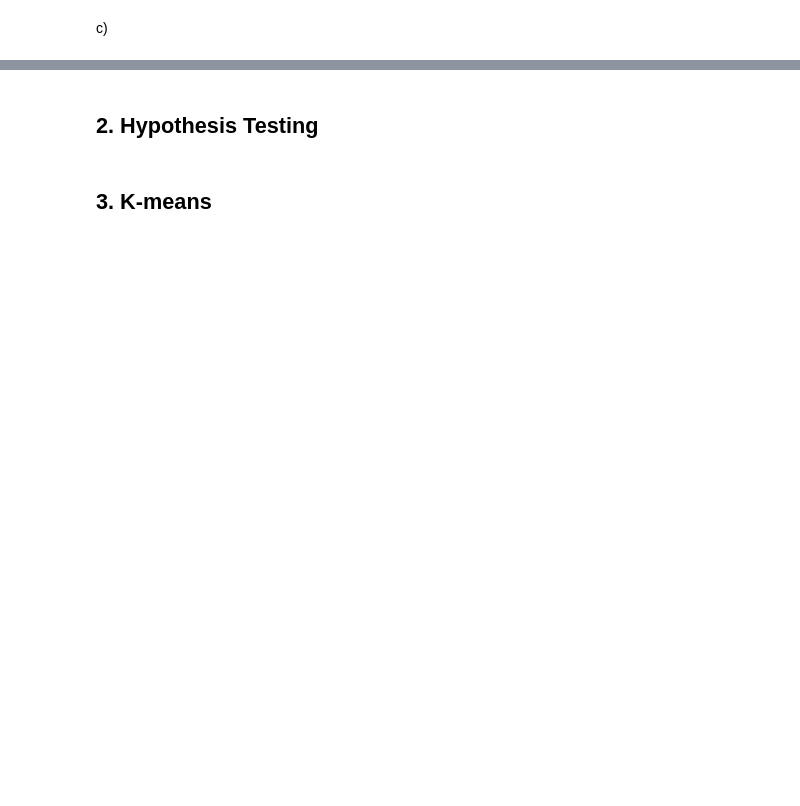
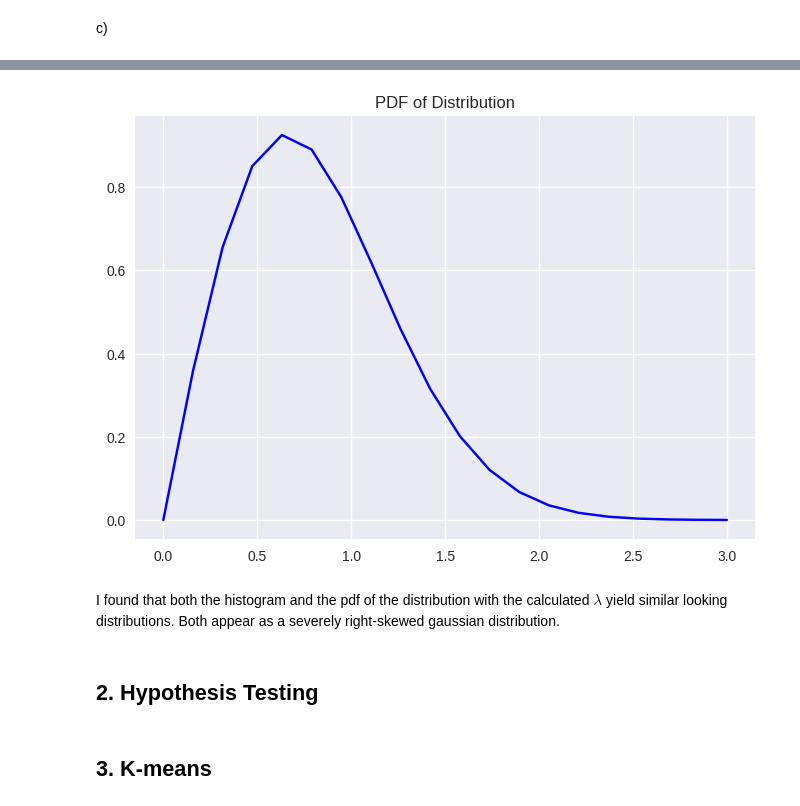
Before and after one commit to Tazering/UVA-CS, a Jupyter notebook: CS-3501_Zhang/PS2/tkj9ep_PS2.ipynb, the cells around one changed output, grey strips where cells are left out. Drawn from its saved outputs; the diff is of its cells as text; code cells hidden in the pictures; blank space fills up the shorter version.

```diff
--- a/CS-3501_Zhang/PS2/tkj9ep_PS2.ipynb
+++ b/CS-3501_Zhang/PS2/tkj9ep_PS2.ipynb
@@ -39,3 +68,24 @@ c)
+# %%
+# plot distribution
+def create_pdf(lambda_param):
+  x = np.linspace(0, 3, num = 20, axis = 0)
+  y = []
+
+  calc_prob = lambda p : 2 * lambda_param * p * np.exp(- lambda_param * math.pow(p, 2))
+
+  for i in x:
+    y.append(calc_prob(i))
+
+  plt.style.use("seaborn")
+  plt.plot(x, y, color = "blue")
+  plt.title("PDF of Distribution")
+
+# create the pdf
+create_pdf(lambda_val)
+# %% [output]
+[figure, added]
+# %% [markdown]
+I found that both the histogram and the pdf of the distribution with the calculated $\lambda$ yield similar looking distributions. Both appear as a severely right-skewed gaussian distribution.
 # %% [markdown]
 ## **2. Hypothesis Testing**
 # %% [markdown]
```
Also changed, not shown: parts of 11 cells of this notebook.
